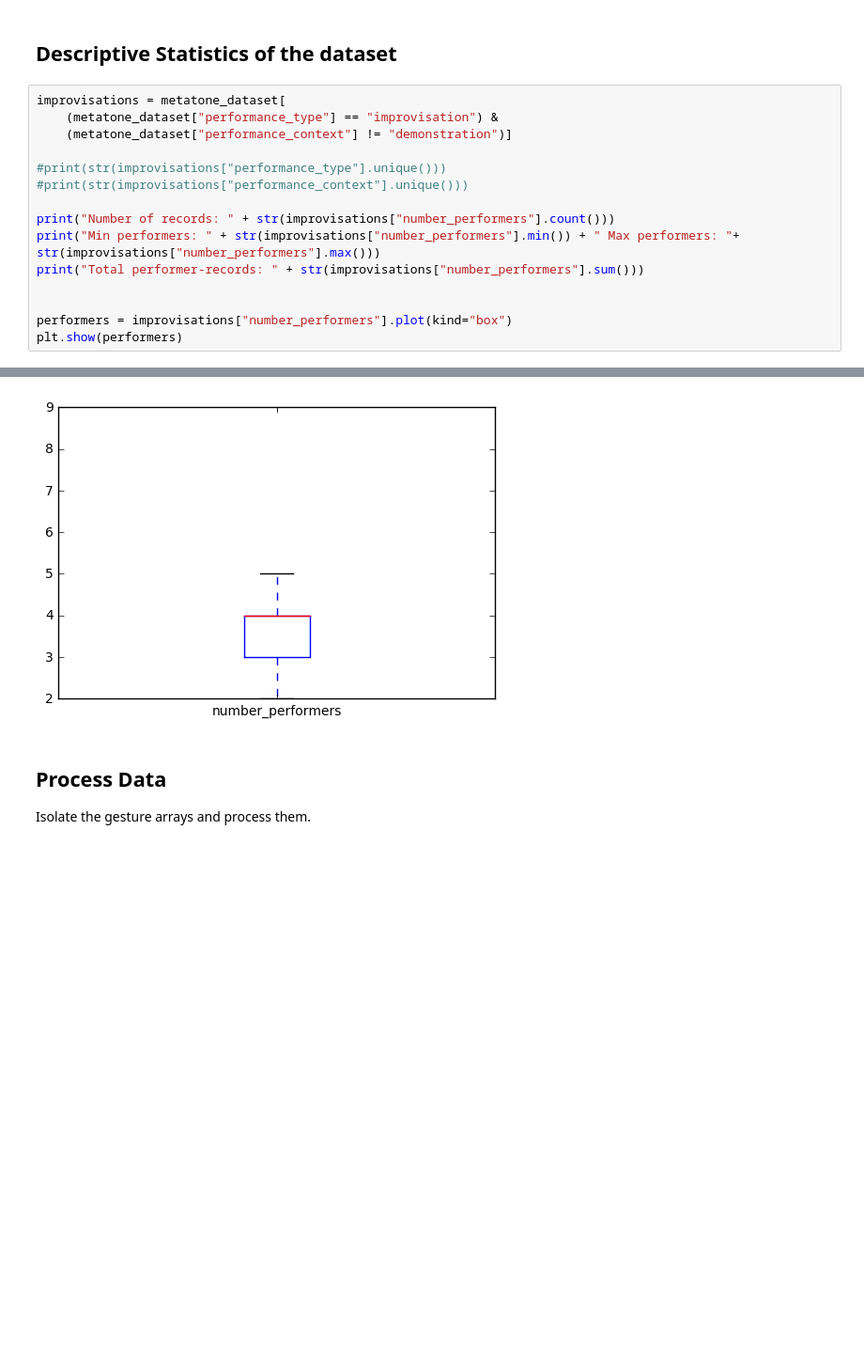
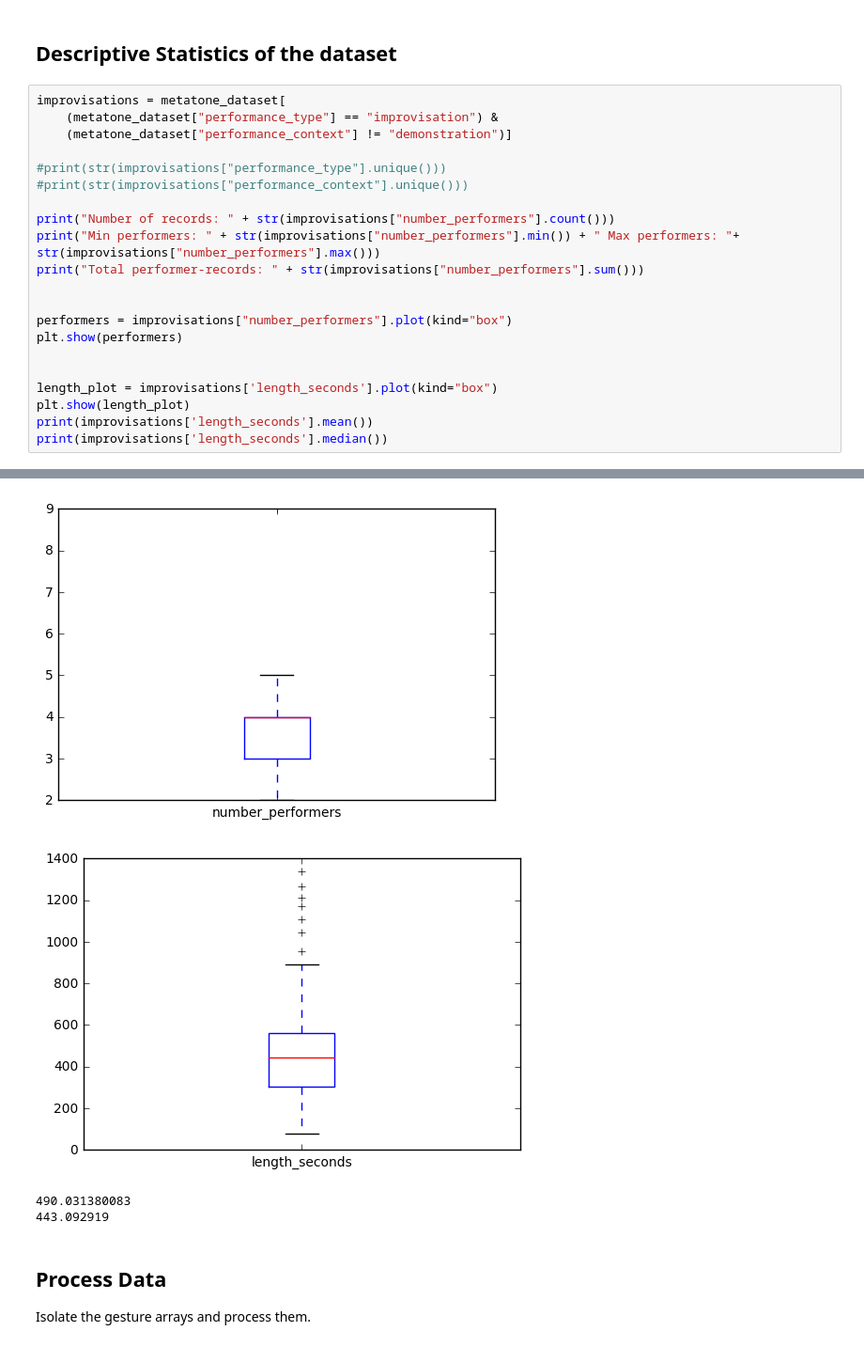
Before and after one commit to cpmpercussion/gesture-rnn, a Jupyter notebook: deep-ensemble-models.ipynb, the cells around one changed output, grey strips where cells are left out. Shown at 94% size. Cells and saved outputs as stored; diff of their text form; blank space fills up the shorter version.

```diff
--- a/deep-ensemble-models.ipynb
+++ b/deep-ensemble-models.ipynb
@@ -44,23 +44,32 @@ GESTURE_CODES = {
 # %%
 improvisations = metatone_dataset[
     (metatone_dataset["performance_type"] == "improvisation") &
     (metatone_dataset["performance_context"] != "demonstration")]
 
 #print(str(improvisations["performance_type"].unique()))
 #print(str(improvisations["performance_context"].unique()))
 
 print("Number of records: " + str(improvisations["number_performers"].count()))
 print("Min performers: " + str(improvisations["number_performers"].min()) + " Max performers: "+ str(improvisations["number_performers"].max()))
 print("Total performer-records: " + str(improvisations["number_performers"].sum()))
 
 
 performers = improvisations["number_performers"].plot(kind="box")
 plt.show(performers)
+
+
+length_plot = improvisations['length_seconds'].plot(kind="box")
+plt.show(length_plot)
+print(improvisations['length_seconds'].mean())
+print(improvisations['length_seconds'].median())
 # %% [output]
 Number of records: 72
 Min performers: 2 Max performers: 9
 Total performer-records: 252
 [figure]
+[figure, added]
+490.031380083
+443.092919
 # %% [markdown]
 ## Process Data
 
```
Also changed, not shown: parts of 5 cells of this notebook.
